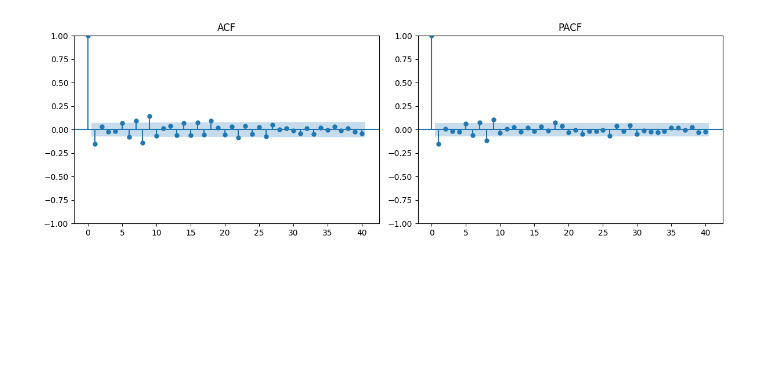
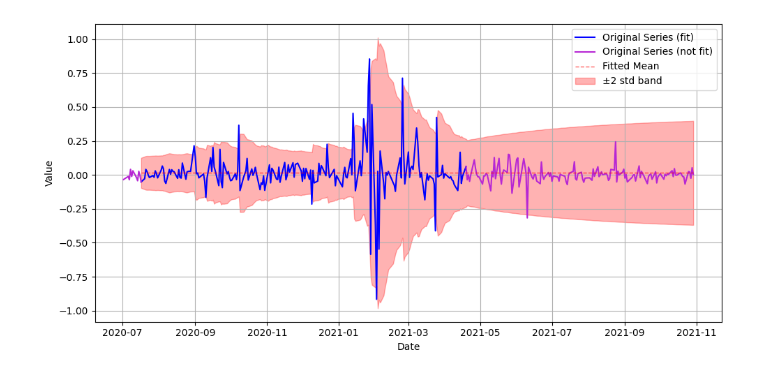
Before and after one commit to AlexanderGTumanov/stock-analyzer, a Jupyter notebook: notebooks/stock_analyzer.ipynb, the cells around one changed output. Saved outputs shown, nothing was run; the diff lists cells and outputs as text; code cells hidden in the pictures; blank space fills up the shorter version.

```diff
--- a/notebooks/stock_analyzer.ipynb
+++ b/notebooks/stock_analyzer.ipynb
@@ -13,0 +35,3 @@ warnings.simplefilter("ignore", category = FutureWarning)
+# %%
+arch = model_arma_arch.fit_ARCH(log_returns[10:114], lags = 0, p = 1, q = 1)
+analysis.plot_series(log_returns, arch, horizon = 142)
@@ -62,4 +55,5 @@ KPSS Test:
-# %%
-analysis.plot_acf_pacf(log_stock)
-# %% [output]
-[figure, removed]
+# %%
+arch = model_arma_arch.fit_ARCH(log_returns[10:200], lags = 0, p = 1, q = 1)
+analysis.plot_series(log_returns, arch, horizon = 139)
+# %% [output]
+[figure, added]
```
Also changed, not shown: parts of 21 cells of this notebook, 4 other files.
